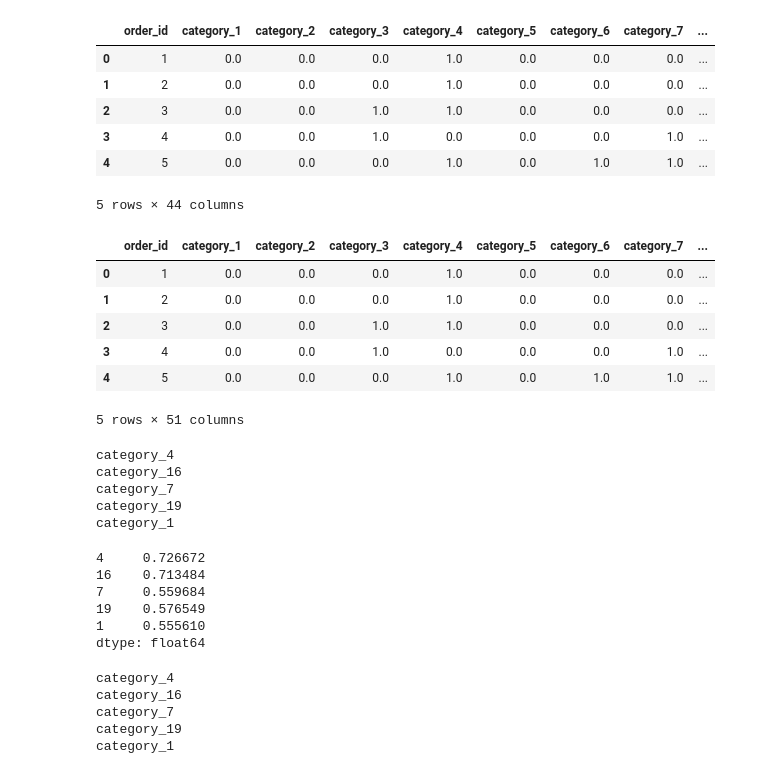
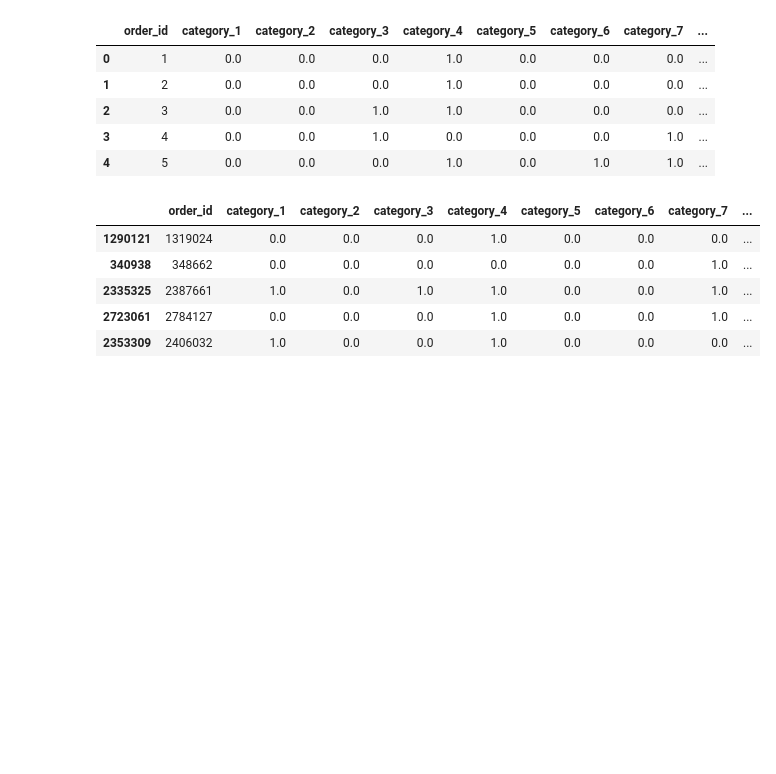
Before and after one commit to monolabs/products_association, a Jupyter notebook: notebooks/sp_classification_trial.ipynb, the cells around one changed output. Drawn from its saved outputs; the diff is of its cells as text; code cells hidden in the pictures; blank space fills up the shorter version.

```diff
--- a/notebooks/sp_classification_trial.ipynb
+++ b/notebooks/sp_classification_trial.ipynb
@@ -1,13 +1,14 @@
 # %%
 import pandas as pd
+pd.set_option('display.max_columns', None)
 import numpy as np
 from sklearn.model_selection import train_test_split, StratifiedKFold
 from sklearn.preprocessing import OneHotEncoder
-from sklearn.metrics import f1_score, accuracy_score, confusion_matrix
+from sklearn.metrics import f1_score, accuracy_score, confusion_matrix, recall_score
 import xgboost as xgb
 from xgboost import XGBClassifier
 # %%
-test = False
+test = True
 # %%
 # load dataset
 df = pd.read_csv('../data/dataset_clean.csv')
@@ -19,26 +20,28 @@ df.head()
 | 2 | 3 | 0.0 | 0.0 | 1.0 | 1.0 | 0.0 | 0.0 | 0.0 | ... |
 | 3 | 4 | 0.0 | 0.0 | 1.0 | 0.0 | 0.0 | 0.0 | 1.0 | ... |
 | 4 | 5 | 0.0 | 0.0 | 0.0 | 1.0 | 0.0 | 1.0 | 1.0 | ... |
-5 rows × 44 columns
 # %%
 if test:
-    _, df, _, _ = train_test_split(df, df['1'],
-                                   test_size=0.1,
+    _, df, _, _ = train_test_split(df, df['category_1'],
+                                   test_size=0.05,
                                    random_state=0,
-                                   stratify='order_dow')
+                                   stratify=df[['order_dow', 'order_hour_of_day']])
 # %%
 # dow one hot
 enc = OneHotEncoder()
 df[[f"order_dow_{x}" for x in range(7)]] = enc.fit_transform(df.loc[:, 'order_dow'].values.reshape((-1, 1))).toarray()
+
+# hod one hot
+enc = OneHotEncoder()
+df[[f"order_hod_{x}" for x in range(24)]] = enc.fit_transform(df.loc[:, 'order_hour_of_day'].values.reshape((-1, 1))).toarray()
 df.head()
 # %% [output]
 |  | order_id | category_1 | category_2 | category_3 | category_4 | category_5 | category_6 | category_7 | ... |
-| 0 | 1 | 0.0 | 0.0 | 0.0 | 1.0 | 0.0 | 0.0 | 0.0 | ... |
-| 1 | 2 | 0.0 | 0.0 | 0.0 | 1.0 | 0.0 | 0.0 | 0.0 | ... |
-| 2 | 3 | 0.0 | 0.0 | 1.0 | 1.0 | 0.0 | 0.0 | 0.0 | ... |
-| 3 | 4 | 0.0 | 0.0 | 1.0 | 0.0 | 0.0 | 0.0 | 1.0 | ... |
-| 4 | 5 | 0.0 | 0.0 | 0.0 | 1.0 | 0.0 | 1.0 | 1.0 | ... |
+| 1290121 | 1319024 | 0.0 | 0.0 | 0.0 | 1.0 | 0.0 | 0.0 | 0.0 | ... |
+| 340938 | 348662 | 0.0 | 0.0 | 0.0 | 0.0 | 0.0 | 0.0 | 1.0 | ... |
+| 2335325 | 2387661 | 1.0 | 0.0 | 1.0 | 1.0 | 0.0 | 0.0 | 1.0 | ... |
+| 2723061 | 2784127 | 0.0 | 0.0 | 0.0 | 1.0 | 0.0 | 0.0 | 1.0 | ... |
+| 2353309 | 2406032 | 1.0 | 0.0 | 0.0 | 1.0 | 0.0 | 0.0 | 0.0 | ... |
-5 rows × 51 columns
 # %%
 def partition_dataset(df,
                       label_col,
@@ -90,51 +122,2 @@ def train_xgb_cv_classifier(X, y,
 
     return np.array(scores).mean()
-# %%
-# TEST with indicator variables
-labels = [f"category_{x}" for x in [4, 16, 7, 19, 1]]
-col_dow = [f"order_dow_{x}" for x in range(7)]
-scores_all_labels = []
-for label in labels:
-    print(label)
-    X_train, X_test, y_train, y_test = partition_dataset(df, label)
-    scores_all_labels.append(
-        train_xgb_cv_classifier(X_train[[f"category_{x}" for x in range(1, 22) if f"category_{x}" != label] + col_dow], y_train,
-                                n_estimators=10,
-                                xgb_params={'eval_metric': 'logloss'}
-                               )
-    )
-# %% [output]
-category_4
-category_16
-category_7
-category_19
-category_1
-# %%
-pd.Series(scores_all_labels, index=[4, 16, 7, 19, 1])
-# %% [output]
-4     0.726672
-16    0.713484
-7     0.559684
-19    0.576549
-1     0.555610
-dtype: float64
-# %%
-# TEST with counts
-labels = [f"category_{x}" for x in [4, 16, 7, 19, 1]]
-col_dow = [f"order_dow_{x}" for x in range(7)]
-scores_all_labels_count = []
-for label in labels:
-    print(label)
-    X_train, X_test, y_train, y_test = partition_dataset(df, label)
-    scores_all_labels_count.append(
-        train_xgb_cv_classifier(X_train[[f"category_{x}_count" for x in range(1, 22) if f"category_{x}" != label] + col_dow], y_train,
-                                n_estimators=10,
-                                xgb_params={'eval_metric': 'logloss'}
-                               )
-    )
-# %% [output]
-category_4
-category_16
-category_7
-category_19
-category_1
```
Also changed, not shown: parts of 12 cells of this notebook, 1 other file.
